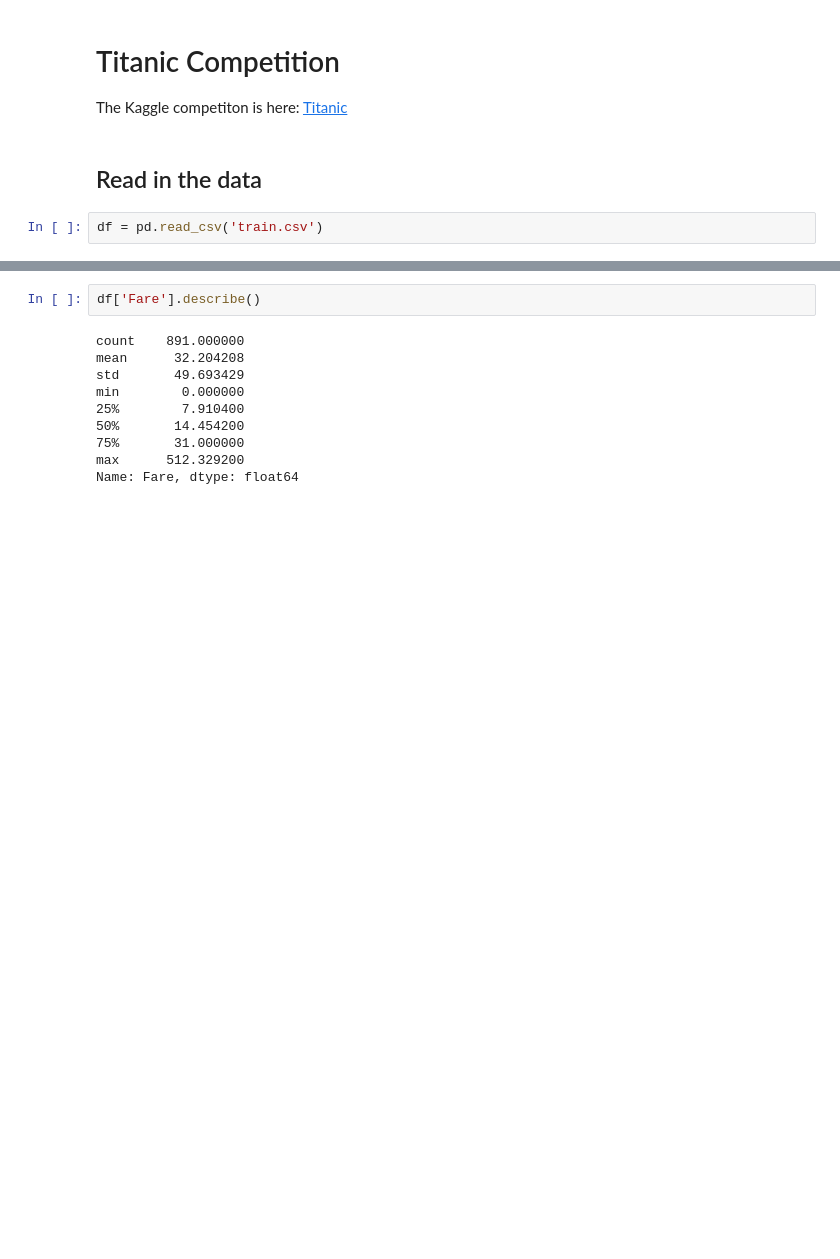
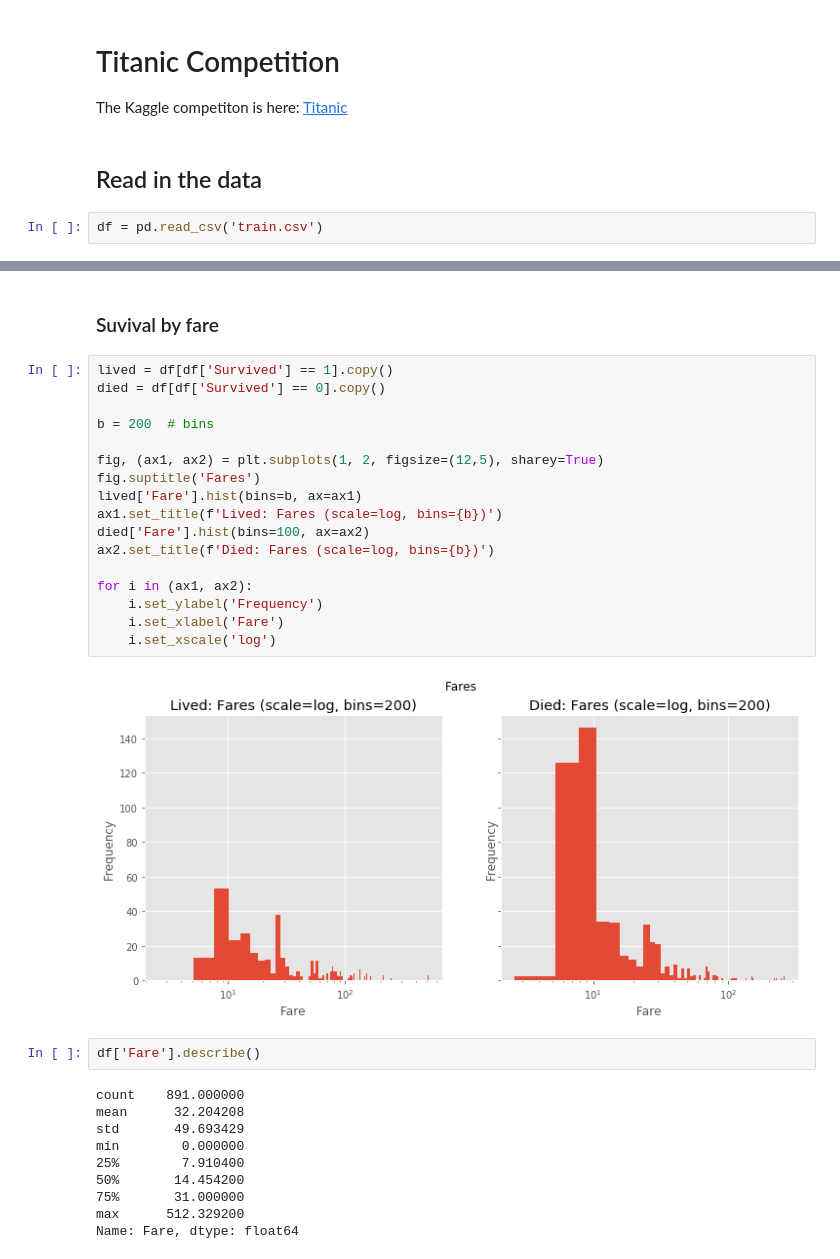
Before and after one commit to mehemken/kaggle, a Jupyter notebook: titanic/titanic_competition.ipynb, the cells around one changed output, grey strips where cells are left out. Saved outputs shown, nothing was run; the diff lists cells and outputs as text; blank space fills up the shorter version.

```diff
--- a/titanic/titanic_competition.ipynb
+++ b/titanic/titanic_competition.ipynb
@@ -32,3 +36,24 @@ Text(0,0.5,'Frequency')
+# %% [markdown]
+### Suvival by fare
+# %%
+lived = df[df['Survived'] == 1].copy()
+died = df[df['Survived'] == 0].copy()
+
+b = 200  # bins
+
+fig, (ax1, ax2) = plt.subplots(1, 2, figsize=(12,5), sharey=True)
+fig.suptitle('Fares')
+lived['Fare'].hist(bins=b, ax=ax1)
+ax1.set_title(f'Lived: Fares (scale=log, bins={b})')
+died['Fare'].hist(bins=100, ax=ax2)
+ax2.set_title(f'Died: Fares (scale=log, bins={b})')
+
+for i in (ax1, ax2):
+    i.set_ylabel('Frequency')
+    i.set_xlabel('Fare')
+    i.set_xscale('log')
+# %% [output]
+[figure, added]
 # %%
 df['Fare'].describe()
 # %% [output]
```
Also changed, not shown: parts of 13 cells of this notebook.
